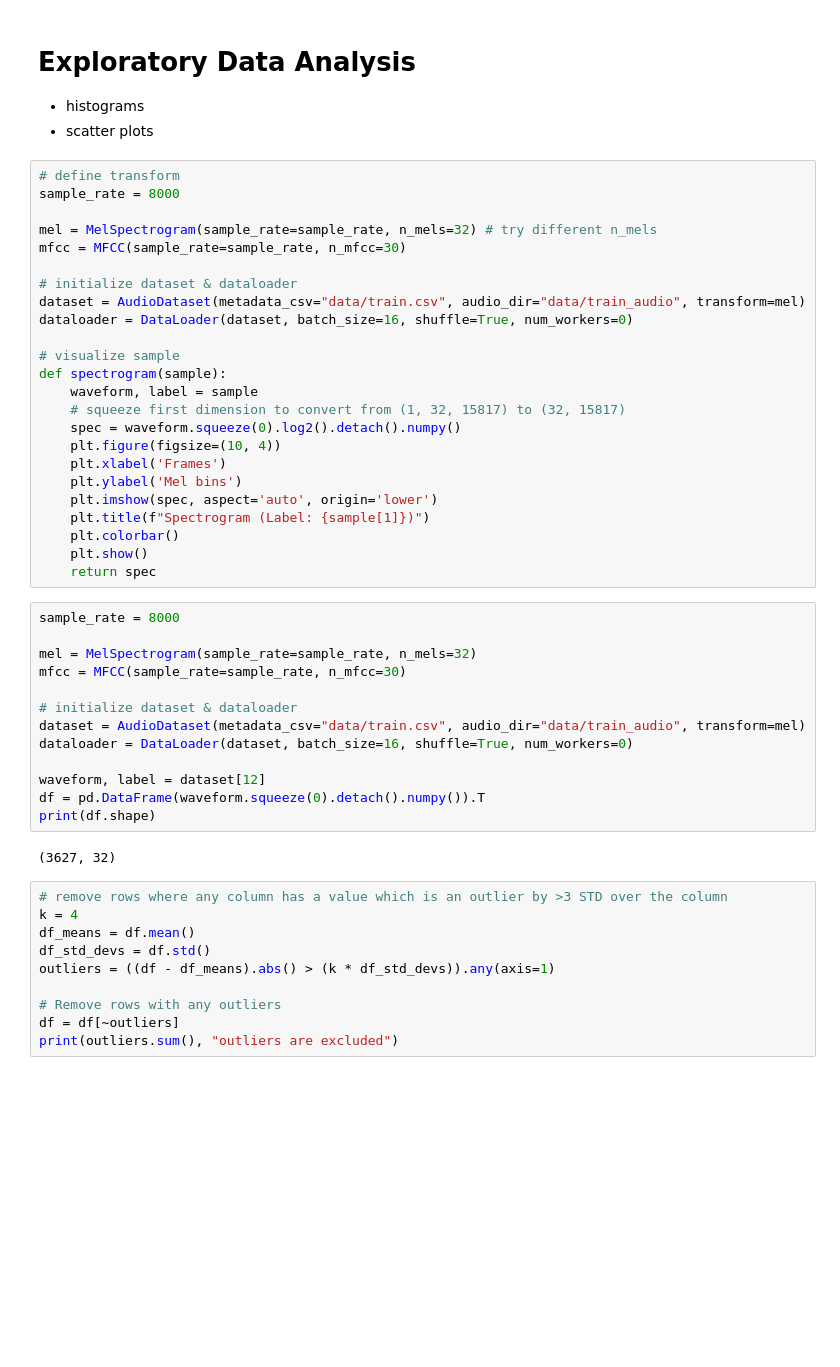
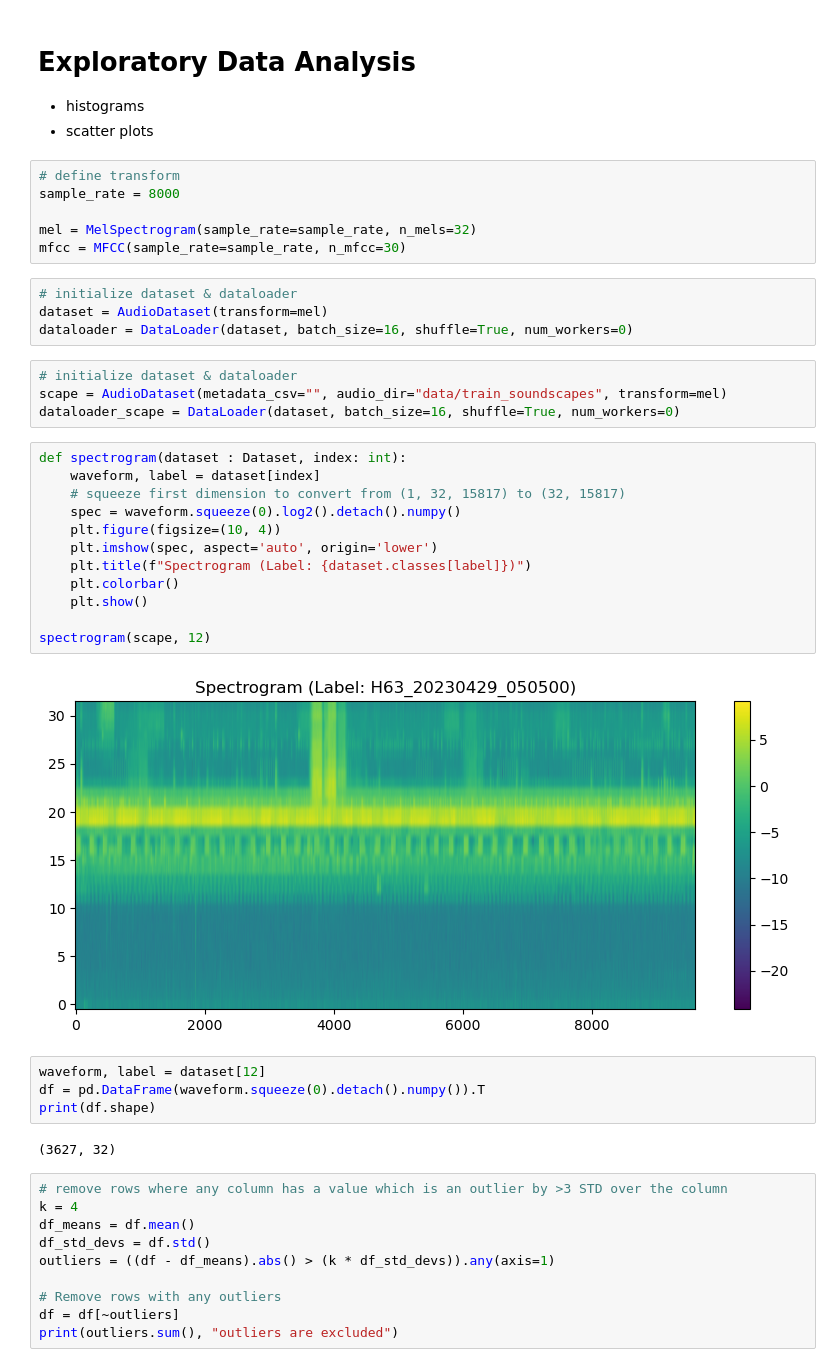
Before and after one commit to quercia-dev/birdclef2025, a Jupyter notebook: 01_Exploratory.ipynb, the cells around one changed output. Drawn from its saved outputs; the diff is of its cells as text; blank space fills up the shorter version.

```diff
--- a/01_Exploratory.ipynb
+++ b/01_Exploratory.ipynb
@@ -77,45 +95,40 @@ class AudioDataset(Dataset):
 
 - histograms
 - scatter plots
+# %%
+# define transform
+sample_rate = 8000
+
+mel = MelSpectrogram(sample_rate=sample_rate, n_mels=32)
+mfcc = MFCC(sample_rate=sample_rate, n_mfcc=30)
+# %%
+# initialize dataset & dataloader
+dataset = AudioDataset(transform=mel)
+dataloader = DataLoader(dataset, batch_size=16, shuffle=True, num_workers=0)
+# %%
+# initialize dataset & dataloader
+scape = AudioDataset(metadata_csv="", audio_dir="data/train_soundscapes", transform=mel)
+dataloader_scape = DataLoader(dataset, batch_size=16, shuffle=True, num_workers=0)
 # %%
-# define transform
-sample_rate = 8000
-
-mel = MelSpectrogram(sample_rate=sample_rate, n_mels=32) # try different n_mels
-mfcc = MFCC(sample_rate=sample_rate, n_mfcc=30)
-
-# initialize dataset & dataloader
-dataset = AudioDataset(metadata_csv="data/train.csv", audio_dir="data/train_audio", transform=mel)
-dataloader = DataLoader(dataset, batch_size=16, shuffle=True, num_workers=0)
-
-# visualize sample
-def spectrogram(sample):
-    waveform, label = sample
+def spectrogram(dataset : Dataset, index: int):
+    waveform, label = dataset[index]
     # squeeze first dimension to convert from (1, 32, 15817) to (32, 15817)
     spec = waveform.squeeze(0).log2().detach().numpy()
     plt.figure(figsize=(10, 4))
-    plt.xlabel('Frames')
-    plt.ylabel('Mel bins')
     plt.imshow(spec, aspect='auto', origin='lower')
-    plt.title(f"Spectrogram (Label: {sample[1]})")
+    plt.title(f"Spectrogram (Label: {dataset.classes[label]})")
     plt.colorbar()
     plt.show()
-    return spec
+
+spectrogram(scape, 12)
+# %% [output]
+[figure, added]
-# %%
-sample_rate = 8000
-
-mel = MelSpectrogram(sample_rate=sample_rate, n_mels=32)
-mfcc = MFCC(sample_rate=sample_rate, n_mfcc=30)
-
-# initialize dataset & dataloader
-dataset = AudioDataset(metadata_csv="data/train.csv", audio_dir="data/train_audio", transform=mel)
-dataloader = DataLoader(dataset, batch_size=16, shuffle=True, num_workers=0)
-
-waveform, label = dataset[12]
-df = pd.DataFrame(waveform.squeeze(0).detach().numpy()).T
-print(df.shape)
-# %% [output]
-(3627, 32)
+# %%
+waveform, label = dataset[12]
+df = pd.DataFrame(waveform.squeeze(0).detach().numpy()).T
+print(df.shape)
+# %% [output]
+(3627, 32)
 # %%
 # remove rows where any column has a value which is an outlier by >3 STD over the column
 k = 4
```
Also changed, not shown: parts of 6 cells of this notebook.
